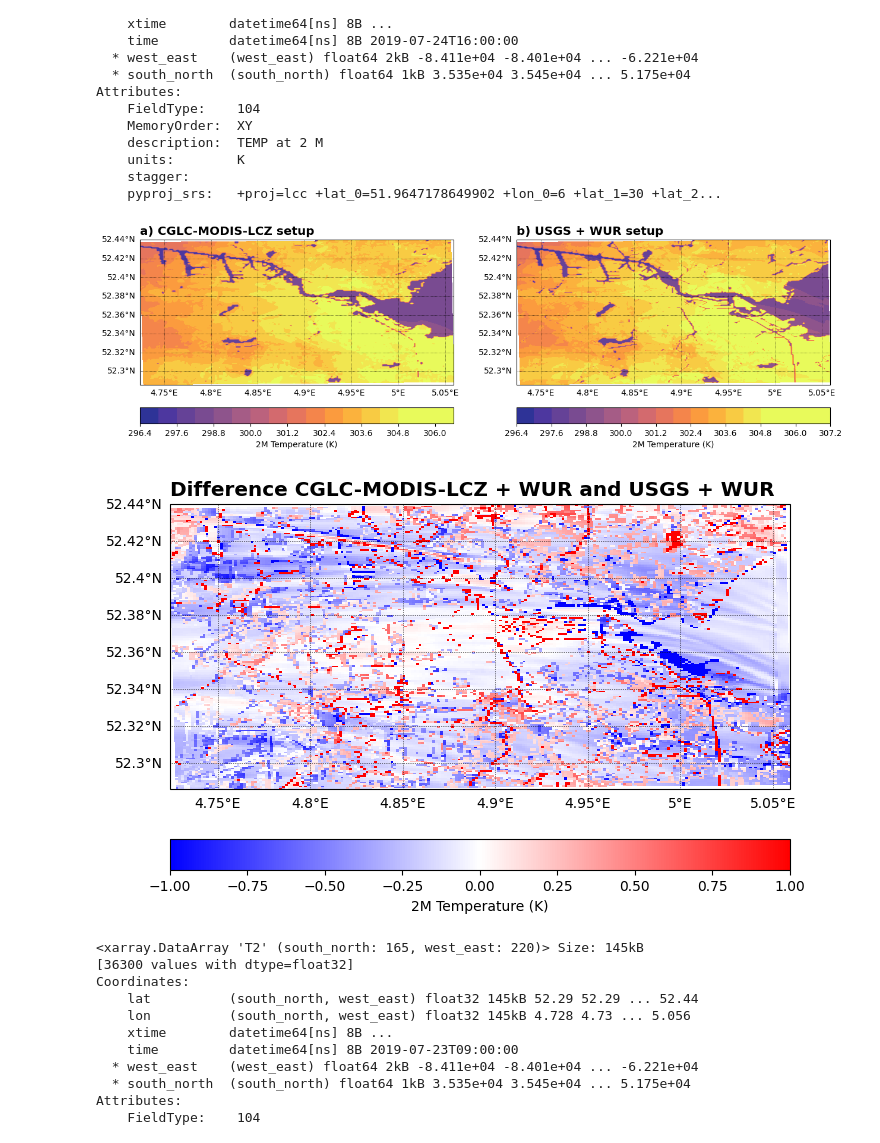
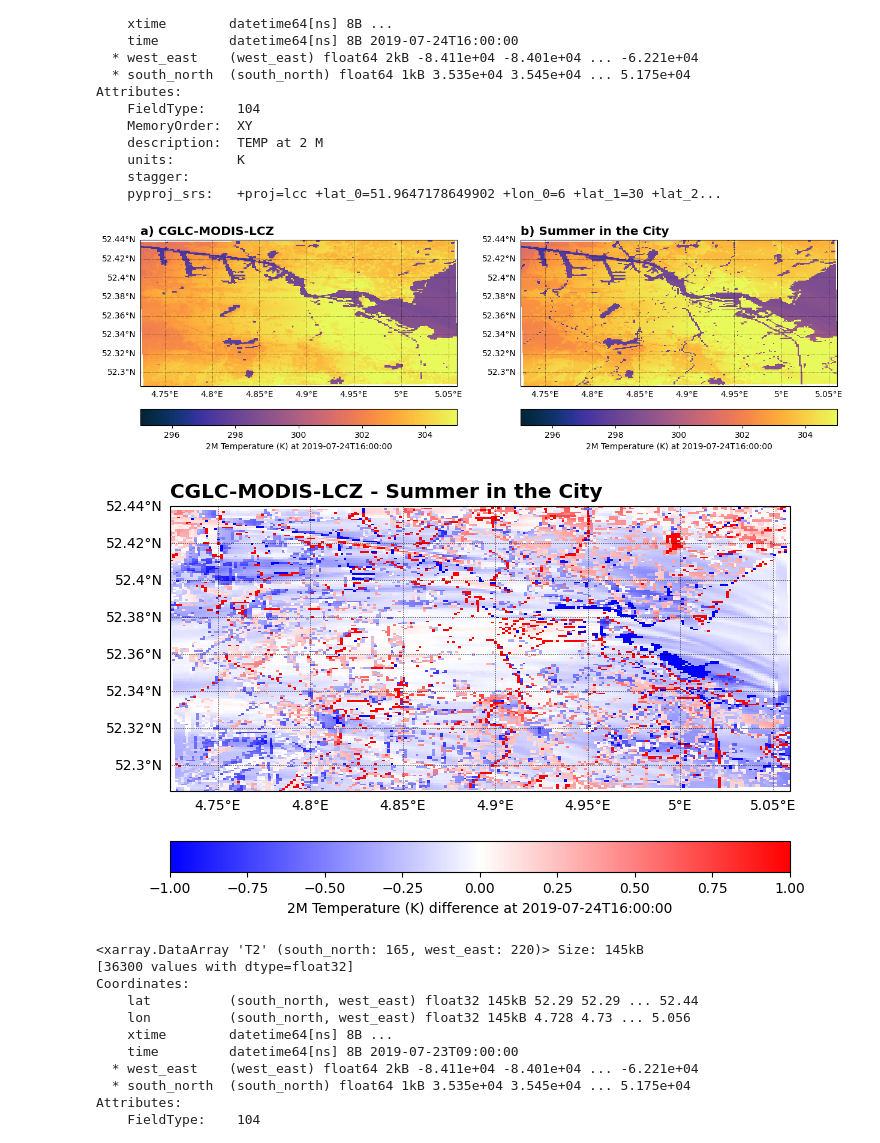
Before and after one commit to Urban-M4/snakemake-wrf, a Jupyter notebook: plot_output_files.ipynb, the cells around one changed output. Drawn from its saved outputs; the diff is of its cells as text; code cells hidden in the pictures.

```diff
--- a/plot_output_files.ipynb
+++ b/plot_output_files.ipynb
@@ -201,30 +254,32 @@ Attributes:
 # %%
 fig = plt.figure(figsize=(15, 5))
 ax1 = fig.add_subplot(1, 2, 1, projection=proj)
 gl1 = ax1.gridlines(**ax_options)
 gl1.right_labels = False
 gl1.top_labels = False
 ax1.set_extent(extent)
-ct1 = ax1.contourf(
-    wur_lcz_T2.lon, wur_lcz_T2.lat, wur_lcz_T2, 16, vmin=295, vmax=305, cmap=cmo.thermal, transform=ccrs.PlateCarree()
-)
+
+ct1 = ax1.pcolormesh(
+    wur_lcz_T2.lon, wur_lcz_T2.lat, wur_lcz_T2, vmin=295, vmax=305, cmap=cmo.thermal, transform=ccrs.PlateCarree())
+
+
 ax1.coastlines(linewidth=1.0, resolution='10m')
-ax1.set_title('a) CGLC-MODIS-LCZ setup', **title_options)
-cbar = fig.colorbar(ct1, orientation='horizontal', fraction=0.09, pad=0.1, label='2M Temperature (K)', ax=ax1)
+ax1.set_title('a) CGLC-MODIS-LCZ', **title_options)
+cbar = fig.colorbar(ct1, orientation='horizontal', fraction=0.09, pad=0.1, label='2M Temperature (K) at 2019-07-24T16:00:00', ax=ax1)
 
 ax2 = fig.add_subplot(1, 2, 2, projection=proj)
 gl2 = ax2.gridlines(**ax_options)
 gl2.right_labels = False
 gl2.top_labels = False
 ax2.set_extent(extent)
-ct2 = ax2.contourf(
-    wur_T2.lon, wur_T2.lat, wur_T2, 16, vmin=295, vmax=305, cmap=cmo.thermal, transform=ccrs.PlateCarree()
-)
+
+ct2 = ax2.pcolormesh(
+    wur_T2.lon, wur_T2.lat, wur_T2, vmin=295, vmax=305, cmap=cmo.thermal, transform=ccrs.PlateCarree())
 ax2.coastlines(linewidth=1.0, resolution='10m')
-ax2.set_title('b) USGS + WUR setup', **title_options)
-cbar = fig.colorbar(ct2, orientation='horizontal', fraction=0.09, pad=0.1, label='2M Temperature (K)', ax=ax2)
+ax2.set_title('b) Summer in the City', **title_options)
+cbar = fig.colorbar(ct2, orientation='horizontal', fraction=0.09, pad=0.1, label='2M Temperature (K) at 2019-07-24T16:00:00', ax=ax2)
 # %% [output]
-[figure, old version]
+[figure, new version]
 # %%
 diff = wur_lcz_T2 - wur_T2
 
@@ -238,10 +293,10 @@ ct1 = ax1.pcolormesh(
     wur_T2.lon, wur_T2.lat, diff, vmin = -1, vmax = 1, cmap='bwr', transform=ccrs.PlateCarree()
 )
 ax1.coastlines(linewidth=1.0, resolution='10m')
-ax1.set_title('Difference CGLC-MODIS-LCZ + WUR and USGS + WUR', **title_options)
-cbar = fig.colorbar(ct1, orientation='horizontal', fraction=0.09, pad=0.08, label='2M Temperature (K)', ax=ax1)
+ax1.set_title('CGLC-MODIS-LCZ - Summer in the City', **title_options)
+cbar = fig.colorbar(ct1, orientation='horizontal', fraction=0.09, pad=0.08, label='2M Temperature (K) difference at 2019-07-24T16:00:00', ax=ax1)
 # %% [output]
-[figure, old version]
+[figure, new version]
 # %%
 
 wur_lcz_file4 = salem.open_wrf_dataset('/home/cdonnely/Urban-M4/misc/workflows/snakemake/output/wur_lcz/wrfout_test')
```
Also changed, not shown: parts of 8 cells of this notebook, 1 other file.
